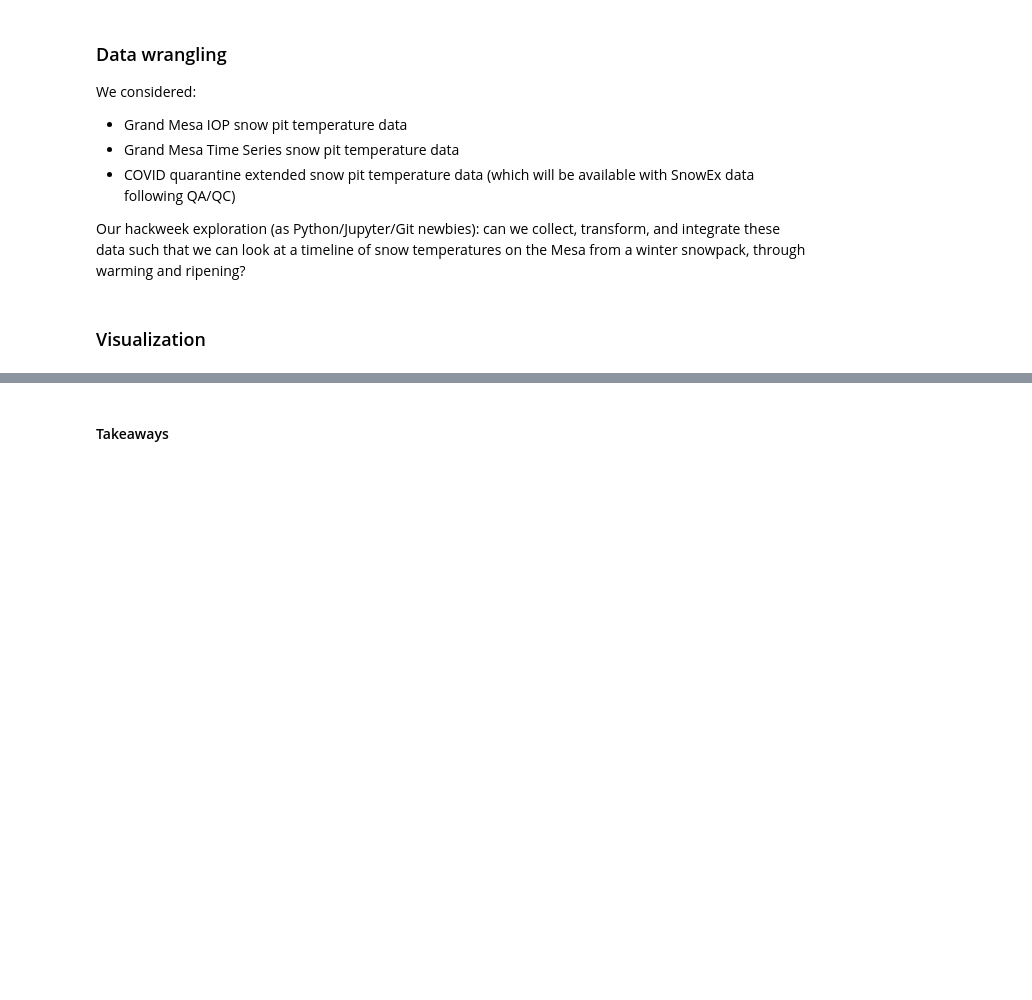
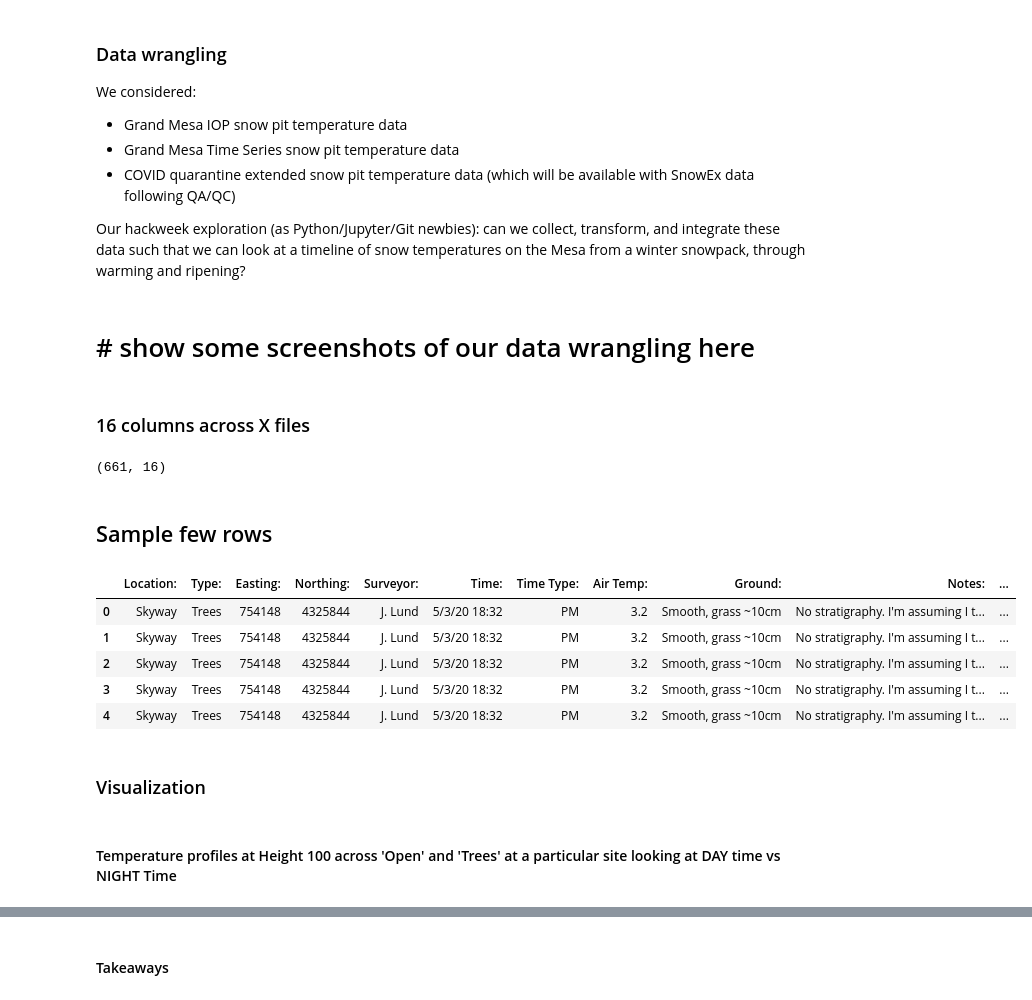
Before and after one commit to snowex-hackweek/hot-pow, a Jupyter notebook: notebooks/Hot-Pow_results.ipynb, the cells around one changed output, grey strips where cells are left out. Drawn from its saved outputs; the diff is of its cells as text; code cells hidden in the pictures; blank space fills up the shorter version.

```diff
--- a/notebooks/Hot-Pow_results.ipynb
+++ b/notebooks/Hot-Pow_results.ipynb
@@ -37,0 +36,2 @@ Our hackweek exploration (as Python/Jupyter/Git newbies): can we collect, transf
+# %% [markdown]
+# # show some screenshots of our data wrangling here
@@ -38,2 +84,19 @@ Our hackweek exploration (as Python/Jupyter/Git newbies): can we collect, transf
+# %% [markdown]
+### 16 columns across X files
+# %%
+layer_df.shape
+# %% [output]
+(661, 16)
+# %% [markdown]
+## Sample few rows
+# %%
+layer_df.head()
+# %% [output]
+|  | Location: | Type: | Easting: | Northing: | Surveyor: | Time: | Time Type: | Air Temp: | Ground: | Notes: | ... |
+| 0 | Skyway | Trees | 754148 | 4325844 | J. Lund | 5/3/20 18:32 | PM | 3.2 | Smooth, grass ~10cm | No stratigraphy. I'm assuming I t... | ... |
+| 1 | Skyway | Trees | 754148 | 4325844 | J. Lund | 5/3/20 18:32 | PM | 3.2 | Smooth, grass ~10cm | No stratigraphy. I'm assuming I t... | ... |
+| 2 | Skyway | Trees | 754148 | 4325844 | J. Lund | 5/3/20 18:32 | PM | 3.2 | Smooth, grass ~10cm | No stratigraphy. I'm assuming I t... | ... |
+| 3 | Skyway | Trees | 754148 | 4325844 | J. Lund | 5/3/20 18:32 | PM | 3.2 | Smooth, grass ~10cm | No stratigraphy. I'm assuming I t... | ... |
+| 4 | Skyway | Trees | 754148 | 4325844 | J. Lund | 5/3/20 18:32 | PM | 3.2 | Smooth, grass ~10cm | No stratigraphy. I'm assuming I t... | ... |
 # %% [markdown]
 ### Visualization
@@ -41,0 +103,2 @@ Our hackweek exploration (as Python/Jupyter/Git newbies): can we collect, transf
+# %% [markdown]
+#### Temperature profiles at Height 100 across 'Open' and 'Trees' at a particular site looking at DAY time vs NIGHT Time
```
Also changed, not shown: parts of 6 cells of this notebook, 51 other files.
